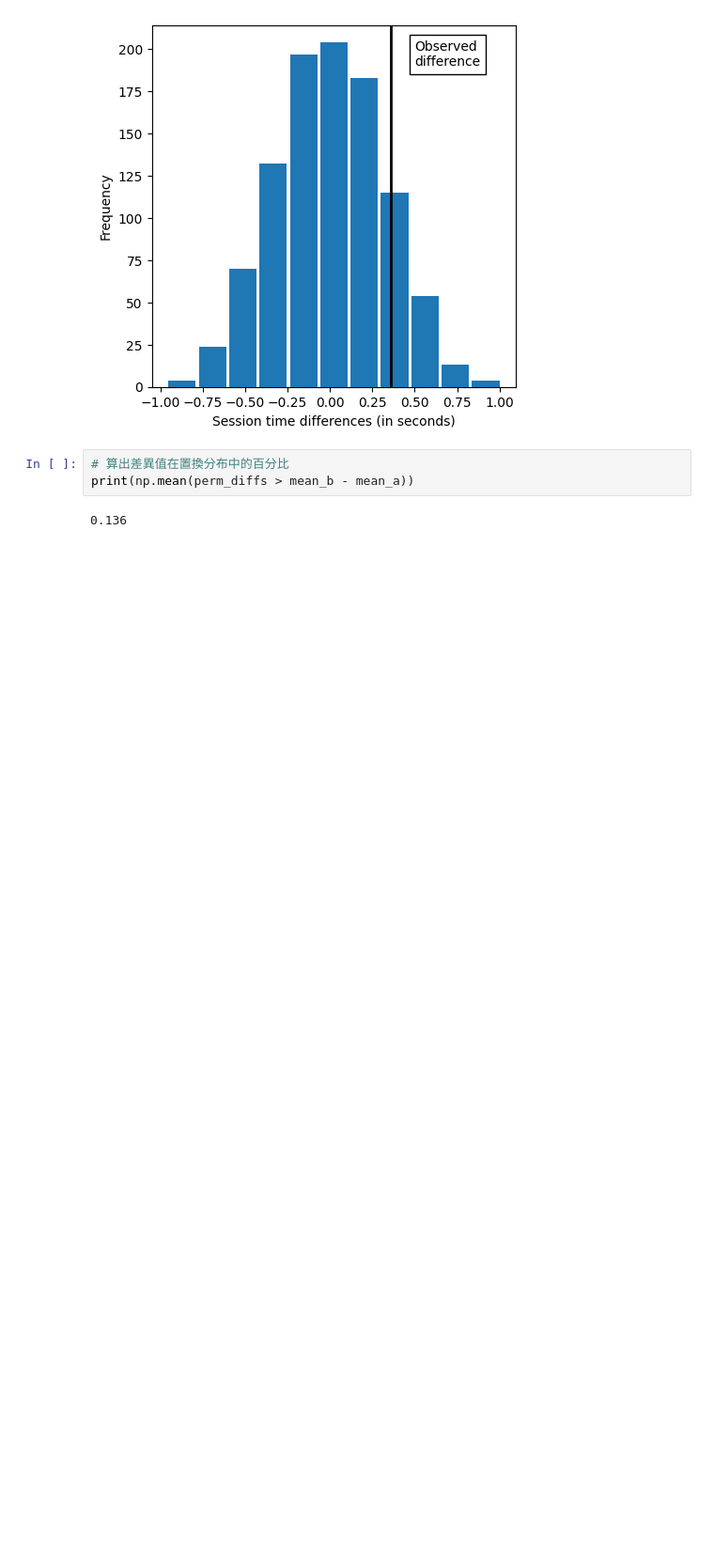
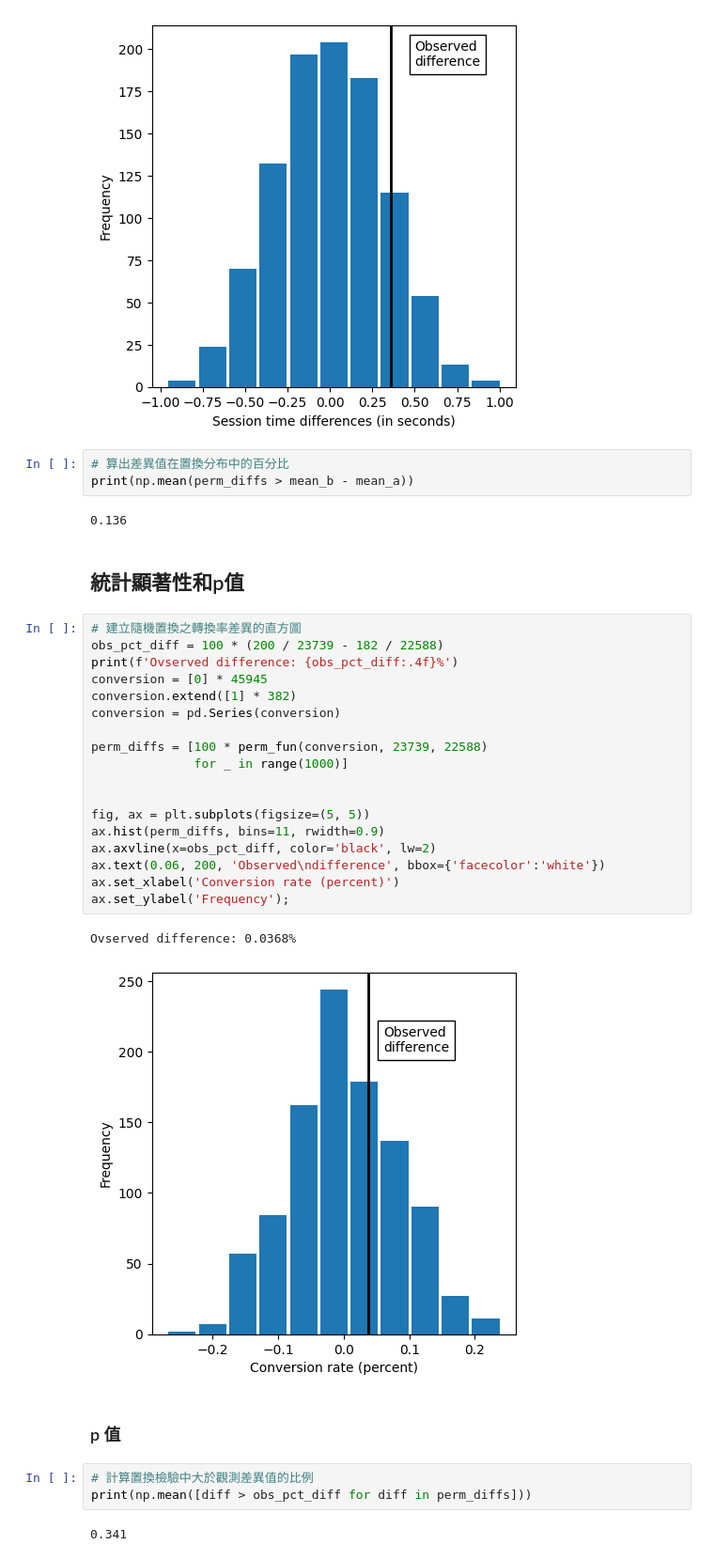
Before and after one commit to hsuxx289/BDSE36DS_Math, a Jupyter notebook: Practical Statistics for Data Scientists/03_Significance_Testing.ipynb, the cells around one changed output. Shown: that part at 94% size. Saved outputs shown, nothing was run; the diff lists cells and outputs as text; blank space fills up the shorter version.

```diff
--- a/Practical Statistics for Data Scientists/03_Significance_Testing.ipynb
+++ b/Practical Statistics for Data Scientists/03_Significance_Testing.ipynb
@@ -65,3 +65,33 @@ ax.set_ylabel('Frequency');
 print(np.mean(perm_diffs > mean_b - mean_a))
 # %% [output]
 0.136
+# %% [markdown]
+## 統計顯著性和p值
+# %%
+# 建立隨機置換之轉換率差異的直方圖
+obs_pct_diff = 100 * (200 / 23739 - 182 / 22588)
+print(f'Ovserved difference: {obs_pct_diff:.4f}%')
+conversion = [0] * 45945
+conversion.extend([1] * 382)
+conversion = pd.Series(conversion)
+
+perm_diffs = [100 * perm_fun(conversion, 23739, 22588)
+              for _ in range(1000)]
+
+
+fig, ax = plt.subplots(figsize=(5, 5))
+ax.hist(perm_diffs, bins=11, rwidth=0.9)
+ax.axvline(x=obs_pct_diff, color='black', lw=2)
+ax.text(0.06, 200, 'Observed\ndifference', bbox={'facecolor':'white'})
+ax.set_xlabel('Conversion rate (percent)')
+ax.set_ylabel('Frequency');
+# %% [output]
+Ovserved difference: 0.0368%
+[figure, added]
+# %% [markdown]
+### p 值
+# %%
+# 計算置換檢驗中大於觀測差異值的比例
+print(np.mean([diff > obs_pct_diff for diff in perm_diffs]))
+# %% [output]
+0.341
```
Also changed, not shown: parts of 18 cells of this notebook.
